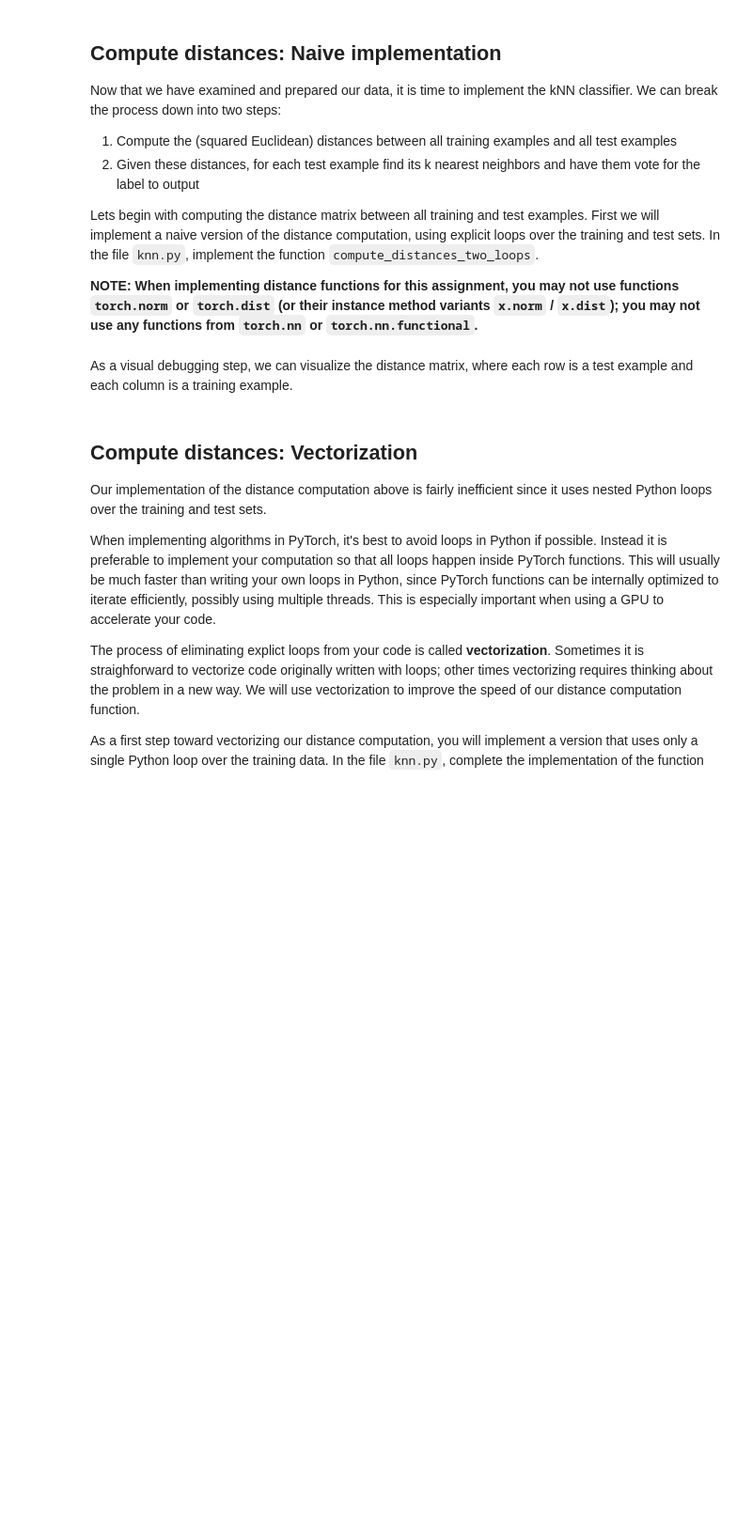
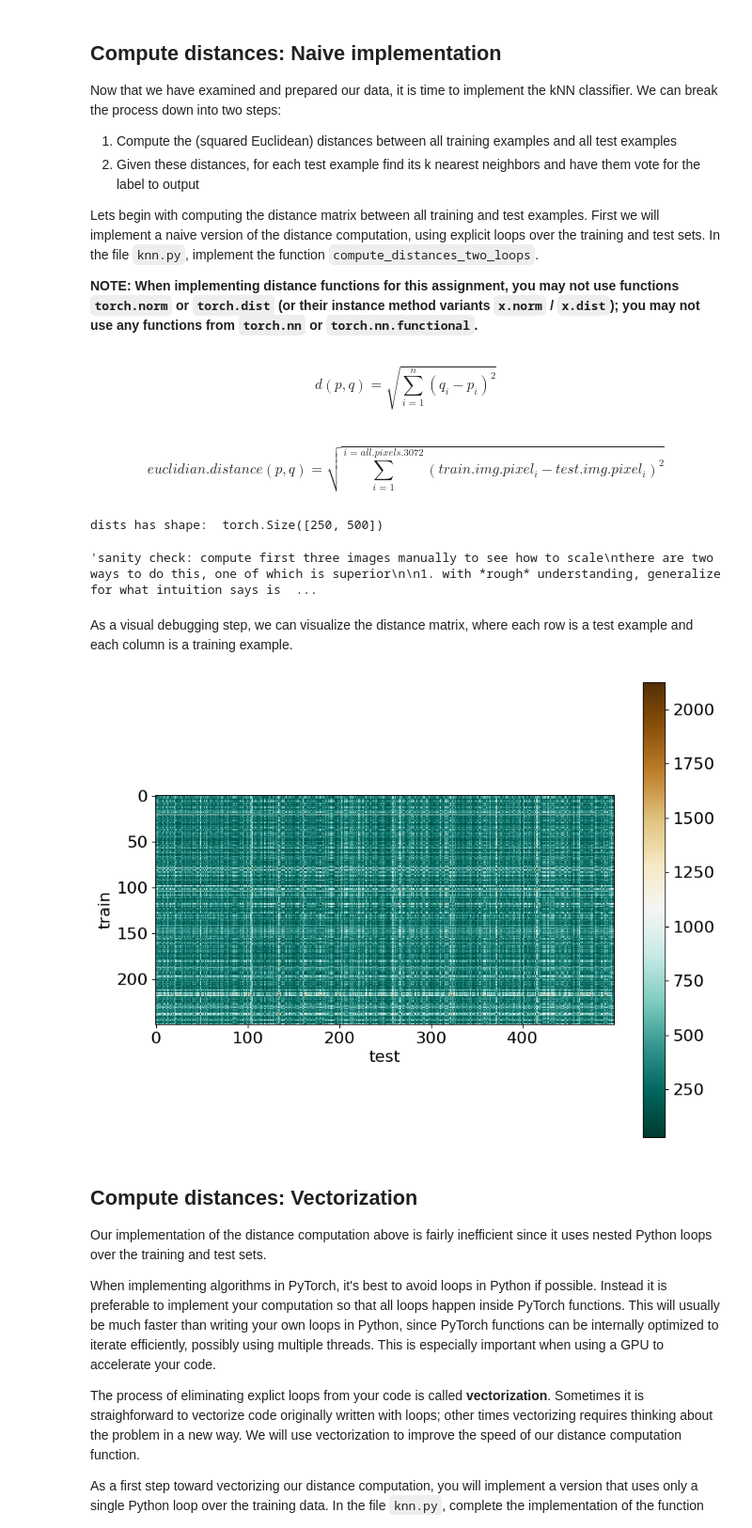
Before and after one commit to drozdj/courses, a Jupyter notebook: EECS_498.008/assignments/A1/knn.ipynb, the cells around one changed output. Shown at 94% size. Cells and saved outputs as stored; diff of their text form; code cells hidden in the pictures; blank space fills up the shorter version.

Commit message:
Add compute_distances_two_loops

```diff
--- a/EECS_498.008/assignments/A1/knn.ipynb
+++ b/EECS_498.008/assignments/A1/knn.ipynb
@@ -171,11 +126,53 @@ print('dists has shape: ', dists.shape)
+# %% [markdown]
+$$d\left( p,q\right)   = \sqrt {\sum _{i=1}^{n}  \left( q_{i}-p_{i}\right)^2 }$$
+# %% [markdown]
+$$euclidian.distance\left( p,q\right)   = \sqrt {\sum _{i=1}^{i=all.pixels.3072}  \left( train.img.pixel_{i}- test.img.pixel_{i}\right)^2 }$$
+# %%
+from knn import compute_distances_two_loops
+
+torch.manual_seed(0)
+num_train = 500
+num_test = 250
+x_train, y_train, x_test, y_test = eecs598.data.cifar10(num_train, num_test)
+
+dists = compute_distances_two_loops(x_train, x_test)
+print('dists has shape: ', dists.shape)
+
+x_train_copy = x_train.reshape(num_train, -1) # (500, 3072)
+x_test_copy = x_test.reshape(num_test, -1) # (250, 3072)
+
+# look how much effort we save to extract same info!
+# display(x_train[1, 0, 0, 0])
+# display(x_train_copy[1, 0])
+
+
+((x_test_copy[0, :] - x_train_copy[0, :]).pow(2)).sum() # 0th test img - 0th train img
+
+
+
+"""sanity check: compute first three images manually to see how to scale
+there are two ways to do this, one of which is superior
+
+1. with *rough* understanding, generalize for what intuition says is correct and generalize for all training images against 0th test image, plotting straight into `dists`. then use the visual debugger to see if it *seems* right.
+
+2. thinking deeper, compute manually for 0th test image against 0th train image, seeing if the result it reasonable. then test that against the 1st, 2nd train image and see if results are consistent.
+
+
+with using 2. before 1. we introduce a swiss-cheese approach and hedge our failure.
+"""
+# %% [output]
+dists has shape:  torch.Size([250, 500])
+'sanity check: compute first three images manually to see how to scale\nthere are two ways to do this, one of which is superior\n\n1. with *rough* understanding, generalize for what intuition says is  ...
 # %% [markdown]
 As a visual debugging step, we can visualize the distance matrix, where each row is a test example and each column is a training example.
 # %%
-plt.imshow(dists.numpy(), cmap='gray', interpolation='none')
+plt.imshow(dists.numpy(), cmap='BrBG_r', interpolation='none')
 plt.colorbar()
 plt.xlabel('test')
 plt.ylabel('train')
 plt.show()
+# %% [output]
+[figure, added]
 # %% [markdown]
 ## Compute distances: Vectorization
 Our implementation of the distance computation above is fairly inefficient since it uses nested Python loops over the training and test sets.
```
Also changed, not shown: parts of 13 cells of this notebook, 1 other file.
